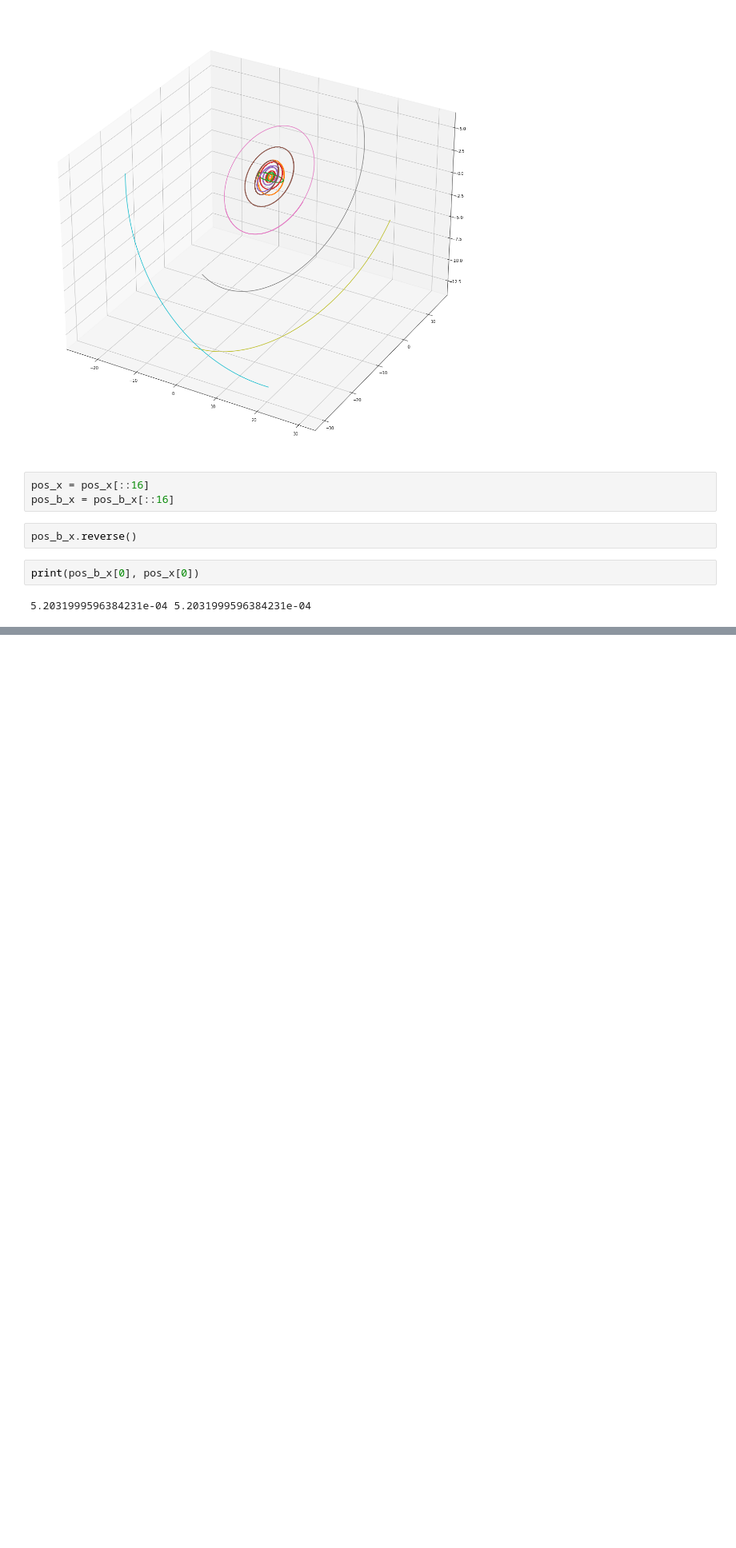
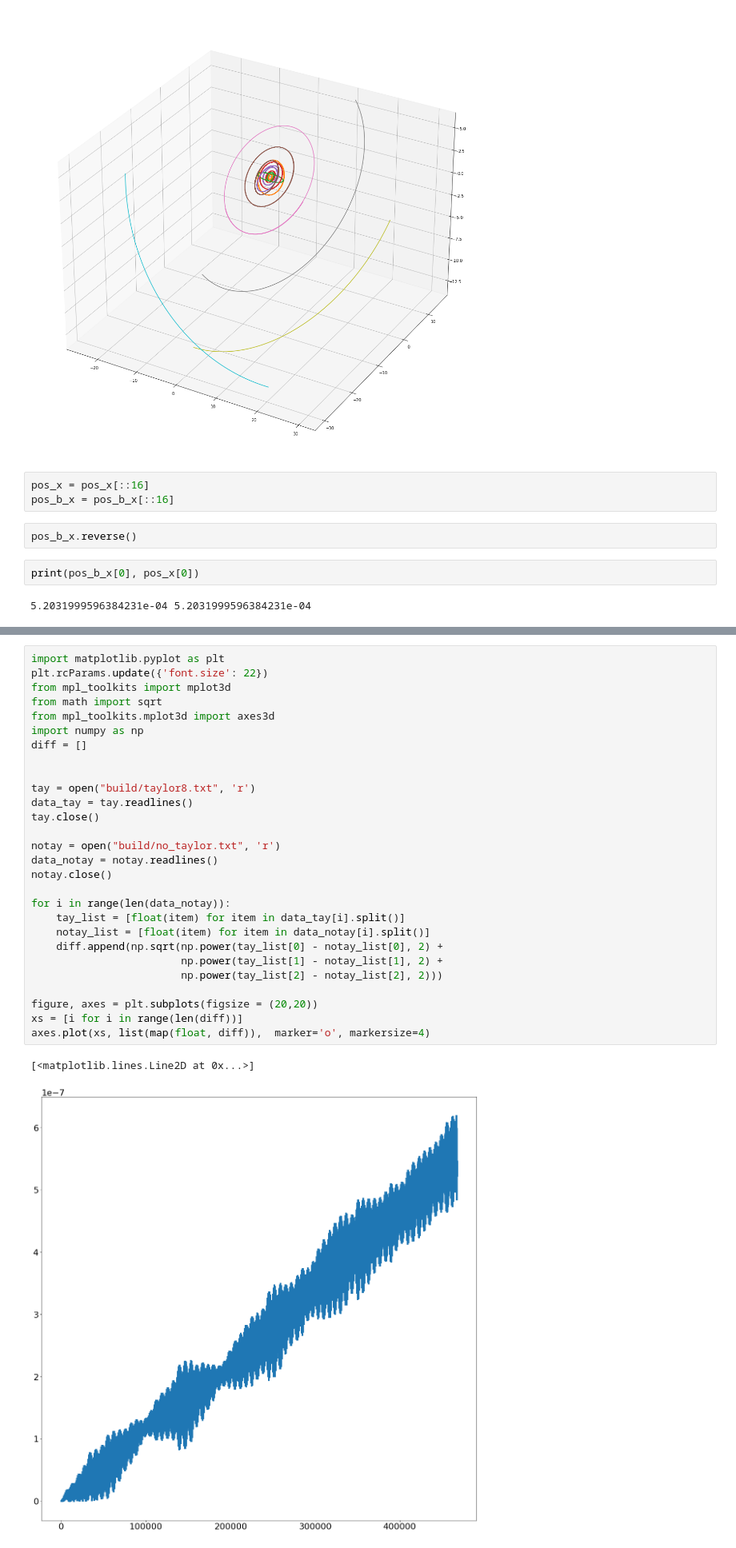
Before and after one commit to S1ckick/Nbodies, a Jupyter notebook: NBodies/Untitled.ipynb, the cells around one changed output, grey strips where cells are left out. Shown at 80% size. Drawn from its saved outputs; the diff is of its cells as text; blank space fills up the shorter version.

```diff
--- a/NBodies/Untitled.ipynb
+++ b/NBodies/Untitled.ipynb
@@ -265,0 +291,31 @@ axes.plot(list(map(float, diff)),linestyle='solid', marker='o', markersize=4, la
+# %%
+import matplotlib.pyplot as plt
+plt.rcParams.update({'font.size': 22})
+from mpl_toolkits import mplot3d
+from math import sqrt
+from mpl_toolkits.mplot3d import axes3d
+import numpy as np
+diff = []
+
+
+tay = open("build/taylor8.txt", 'r')
+data_tay = tay.readlines()
+tay.close()
+
+notay = open("build/no_taylor.txt", 'r')
+data_notay = notay.readlines()
+notay.close()
+
+for i in range(len(data_notay)):
+    tay_list = [float(item) for item in data_tay[i].split()]
+    notay_list = [float(item) for item in data_notay[i].split()]
+    diff.append(np.sqrt(np.power(tay_list[0] - notay_list[0], 2) +
+                        np.power(tay_list[1] - notay_list[1], 2) +
+                        np.power(tay_list[2] - notay_list[2], 2)))
+
+figure, axes = plt.subplots(figsize = (20,20))
+xs = [i for i in range(len(diff))]
+axes.plot(xs, list(map(float, diff)),  marker='o', markersize=4)
+# %% [output]
+[<matplotlib.lines.Line2D at 0x...>]
+[figure, added]
```
Also changed, not shown: parts of 3 cells of this notebook.
